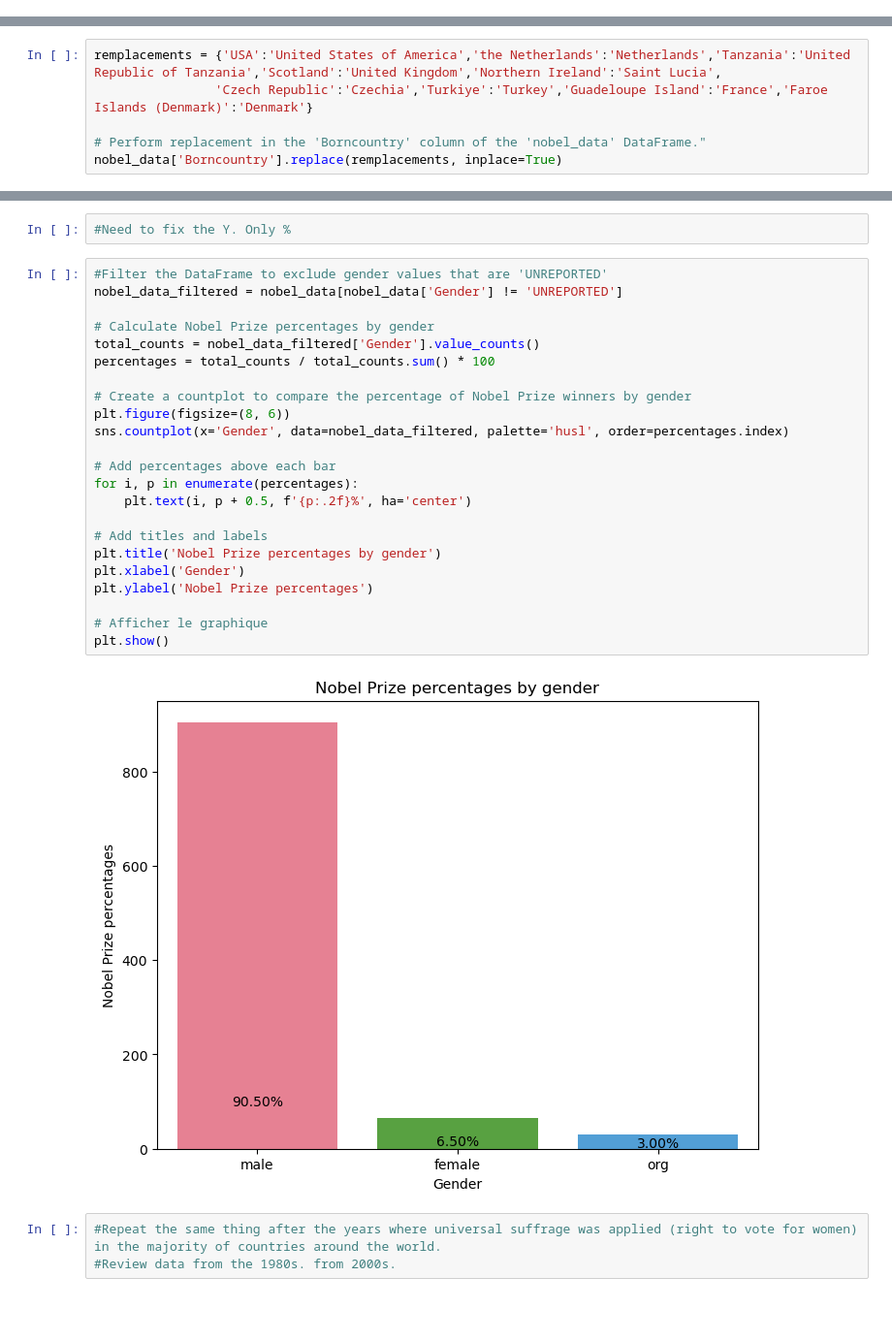
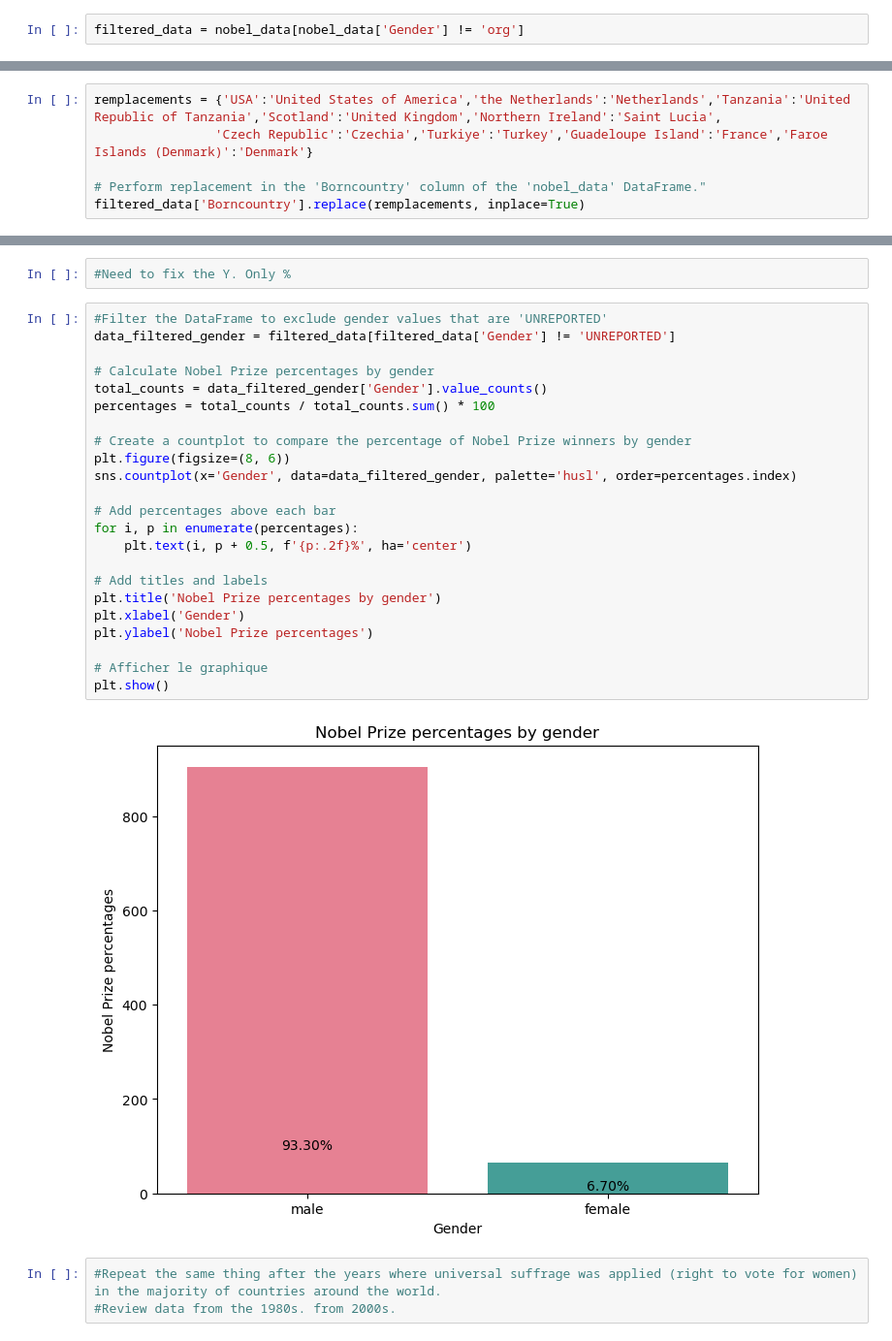
Before and after one commit to SarahB21/Project2024, a Jupyter notebook: ProjectLabelLaureate.ipynb, the cells around one changed output, grey strips where cells are left out. Shown at 97% size. Drawn from its saved outputs; the diff is of its cells as text; blank space fills up the shorter version.

```diff
--- a/ProjectLabelLaureate.ipynb
+++ b/ProjectLabelLaureate.ipynb
@@ -193 +193,3 @@ plt.show()
+# %%
+filtered_data = nobel_data[nobel_data['Gender'] != 'org']
 # %%
@@ -244,4 +253,4 @@ remplacements = {'USA':'United States of America','the Netherlands':'Netherlands
                 'Czech Republic':'Czechia','Turkiye':'Turkey','Guadeloupe Island':'France','Faroe Islands (Denmark)':'Denmark'}
 
 # Perform replacement in the 'Borncountry' column of the 'nobel_data' DataFrame."
-nobel_data['Borncountry'].replace(remplacements, inplace=True)
+filtered_data['Borncountry'].replace(remplacements, inplace=True)
@@ -380,29 +365,29 @@ plt.show()
 #Need to fix the Y. Only %
 # %%
 #Filter the DataFrame to exclude gender values that are 'UNREPORTED'
-nobel_data_filtered = nobel_data[nobel_data['Gender'] != 'UNREPORTED']
+data_filtered_gender = filtered_data[filtered_data['Gender'] != 'UNREPORTED']
 
 # Calculate Nobel Prize percentages by gender
-total_counts = nobel_data_filtered['Gender'].value_counts()
+total_counts = data_filtered_gender['Gender'].value_counts()
 percentages = total_counts / total_counts.sum() * 100
 
 # Create a countplot to compare the percentage of Nobel Prize winners by gender
 plt.figure(figsize=(8, 6))
-sns.countplot(x='Gender', data=nobel_data_filtered, palette='husl', order=percentages.index)
+sns.countplot(x='Gender', data=data_filtered_gender, palette='husl', order=percentages.index)
 
 # Add percentages above each bar
 for i, p in enumerate(percentages):
     plt.text(i, p + 0.5, f'{p:.2f}%', ha='center')
 
 # Add titles and labels
 plt.title('Nobel Prize percentages by gender')
 plt.xlabel('Gender')
 plt.ylabel('Nobel Prize percentages')
 
 # Afficher le graphique
 plt.show()
 # %% [output]
-[figure, old version]
+[figure, new version]
 # %%
 #Repeat the same thing after the years where universal suffrage was applied (right to vote for women) in the majority of countries around the world.
 #Review data from the 1980s. from 2000s.
```
Also changed, not shown: parts of 23 cells of this notebook.
